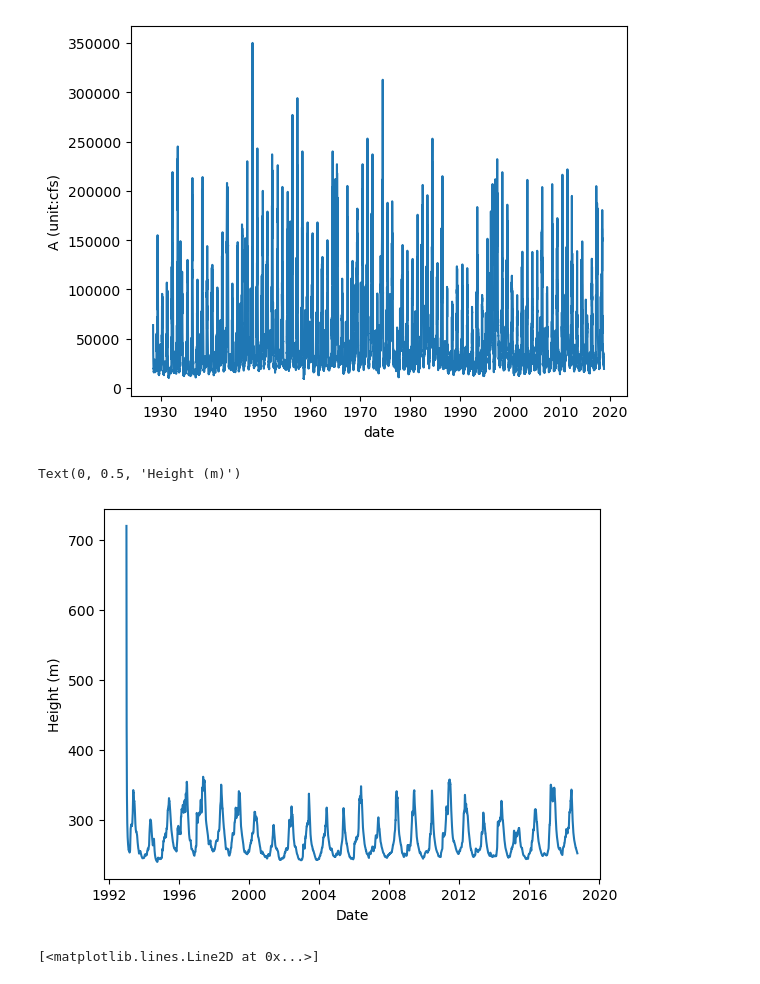
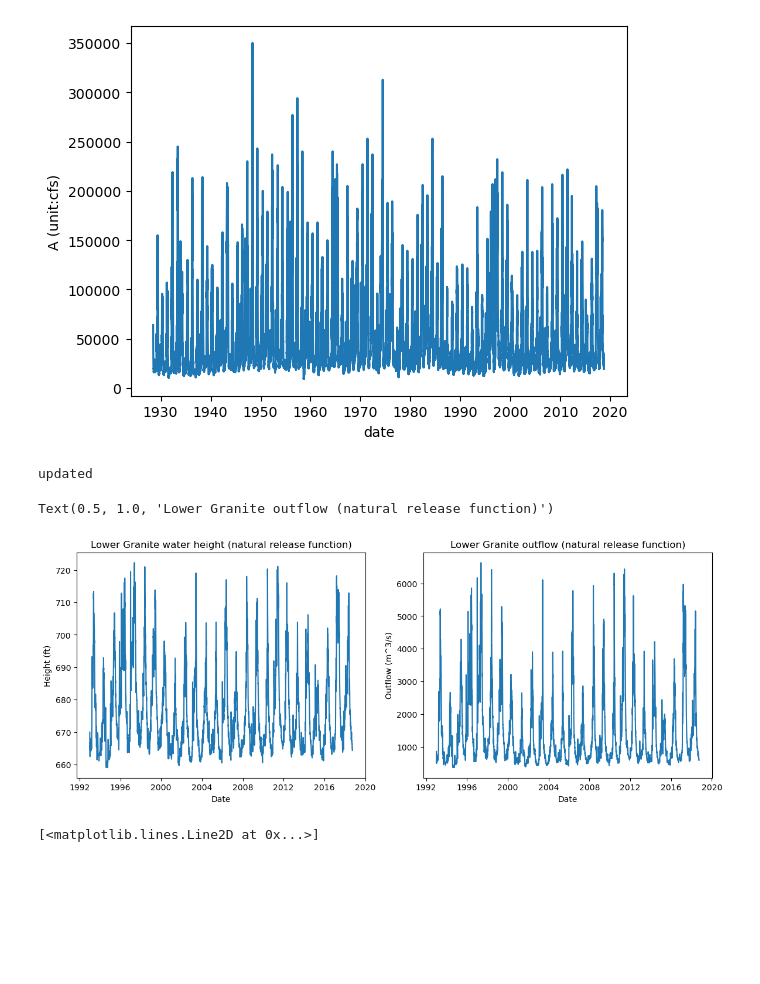
Before and after one commit to clairewang23/columbia_river_model, a Jupyter notebook: release function attempt.ipynb, the cells around one changed output. Cells and saved outputs as stored; diff of their text form; code cells hidden in the pictures; blank space fills up the shorter version.

```diff
--- a/release function attempt.ipynb
+++ b/release function attempt.ipynb
@@ -107,21 +107,31 @@ sns.lineplot(x='date', y='A (unit:cfs)', data=lower_granite_data)
 <Axes: xlabel='date', ylabel='A (unit:cfs)'>
 [figure]
 # %%
-param = {'beta':0.2, 'alfa':2}
+param = {'beta':5, 'alfa':2.2}
 keep = 1
-initial_level = 720 # m
+initial_level = 670*0.3046 # m
 prev_out = lower_granite_data['A (unit:cfs)'][lower_granite_data['date'] >= post_cutoff]
 tributary = lower_granite_data['L (unit:cfs)'][lower_granite_data['date'] >= post_cutoff]
 inflow = (prev_out + tributary)*0.0283 # inflow, in m^3/s
 
 storage, height, outflow = lower_granite.simulation_nat_lake(keep, param, initial_level, inflow.values)
 
-plt.plot(lower_granite_data['date'][lower_granite_data['date'] >= post_cutoff], height)
+plt.figure(figsize=(14,5))
+plt.subplot(1,2,1)
+plt.plot(lower_granite_data['date'][lower_granite_data['date'] >= post_cutoff], height/0.3046)
 plt.xlabel('Date')
-plt.ylabel('Height (m)')
+plt.ylabel('Height (ft)')
+plt.title('Lower Granite water height (natural release function)')
+
+plt.subplot(1,2,2)
+plt.plot(lower_granite_data['date'][lower_granite_data['date'] >= post_cutoff], outflow)
+plt.xlabel('Date')
+plt.ylabel('Outflow (m^3/s)')
+plt.title('Lower Granite outflow (natural release function)')
 # %% [output]
-Text(0, 0.5, 'Height (m)')
+updated
+Text(0.5, 1.0, 'Lower Granite outflow (natural release function)')
-[figure, old version]
+[figure, new version]
 # %%
 plt.plot(lower_granite_data['date'][lower_granite_data['date'] >= post_cutoff], inflow)
 # %% [output]
```
Also changed, not shown: parts of 1 cell of this notebook.
